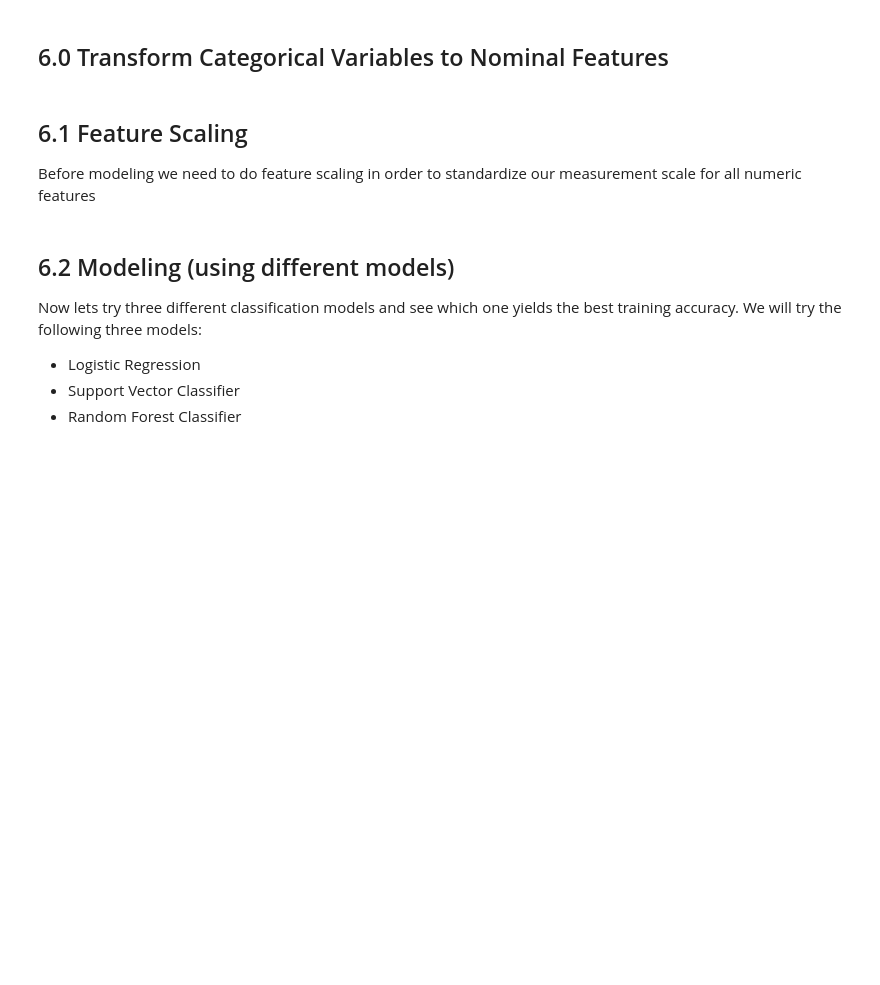
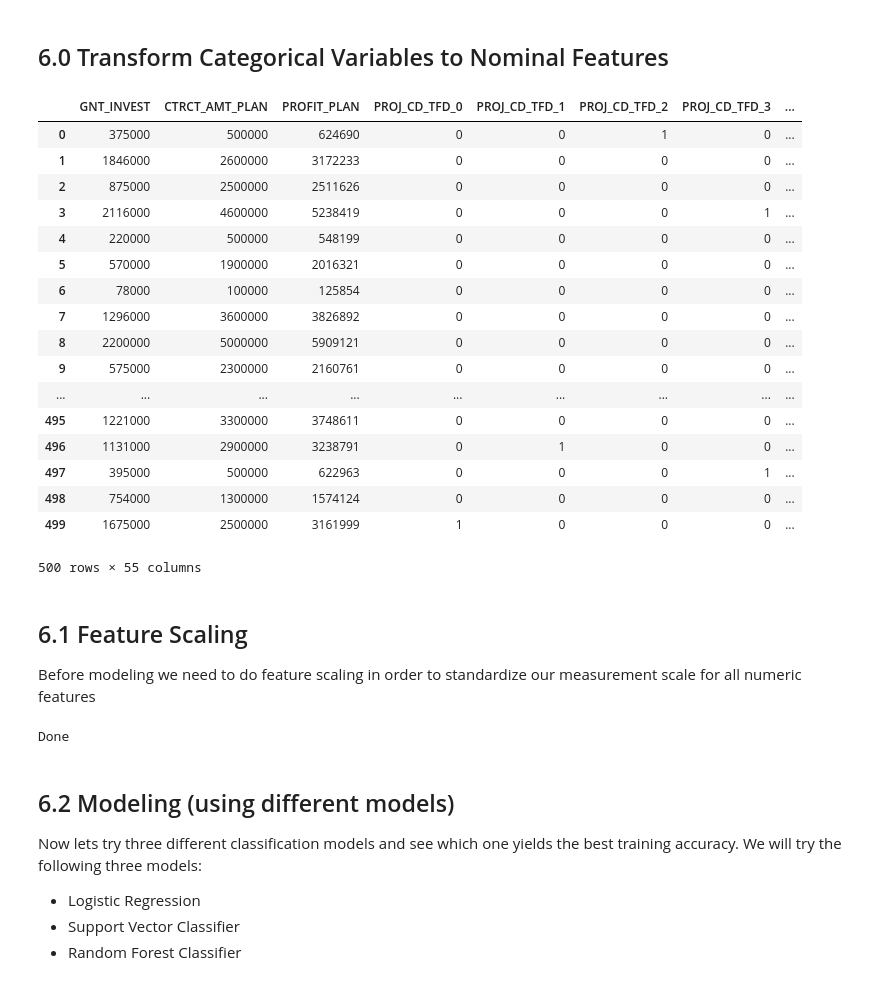
Before and after one commit to walidsi/data-science-bootcamp, a Jupyter notebook: Globex case.ipynb, the cells around one changed output. Cells and saved outputs as stored; diff of their text form; code cells hidden in the pictures; blank space fills up the shorter version.

```diff
--- a/Globex case.ipynb
+++ b/Globex case.ipynb
@@ -335,11 +330,31 @@ In the section we will focus finding the best model in order to predict customer
 # %% [markdown]
 ## 6.0 Transform Categorical Variables to Nominal Features
 # %%
-selected_features = ['CTRCT_AMT_PLAN', 'INSUR_AMT', 'GNT_INVEST'] + catgorical_features + [target]
+selected_features = ['PROJ_CD_TFD', 'R1', 'R2', 'R3', 'R5', 'R6', 'R7', 'CNTRY',
+                    'GNT_INVEST', 'CTRCT_AMT_PLAN'] + [target]
 
 globex_df2 = globex_df[selected_features]
-globex_df2 = pd.get_dummies(globex_df2, columns = catgorical_features)
-#globex_df2 = globex_df
+globex_df2 = pd.get_dummies(globex_df2, columns = ['PROJ_CD_TFD', 'R1', 'R2', 'R3', 'R5', 'R6', 'R7', 'CNTRY'])
+globex_df2
+# %% [output]
+|  | GNT_INVEST | CTRCT_AMT_PLAN | PROFIT_PLAN | PROJ_CD_TFD_0 | PROJ_CD_TFD_1 | PROJ_CD_TFD_2 | PROJ_CD_TFD_3 | ... |
+| 0 | 375000 | 500000 | 624690 | 0 | 0 | 1 | 0 | ... |
+| 1 | 1846000 | 2600000 | 3172233 | 0 | 0 | 0 | 0 | ... |
+| 2 | 875000 | 2500000 | 2511626 | 0 | 0 | 0 | 0 | ... |
+| 3 | 2116000 | 4600000 | 5238419 | 0 | 0 | 0 | 1 | ... |
+| 4 | 220000 | 500000 | 548199 | 0 | 0 | 0 | 0 | ... |
+| 5 | 570000 | 1900000 | 2016321 | 0 | 0 | 0 | 0 | ... |
+| 6 | 78000 | 100000 | 125854 | 0 | 0 | 0 | 0 | ... |
+| 7 | 1296000 | 3600000 | 3826892 | 0 | 0 | 0 | 0 | ... |
+| 8 | 2200000 | 5000000 | 5909121 | 0 | 0 | 0 | 0 | ... |
+| 9 | 575000 | 2300000 | 2160761 | 0 | 0 | 0 | 0 | ... |
+| ... | ... | ... | ... | ... | ... | ... | ... | ... |
+| 495 | 1221000 | 3300000 | 3748611 | 0 | 0 | 0 | 0 | ... |
+| 496 | 1131000 | 2900000 | 3238791 | 0 | 1 | 0 | 0 | ... |
+| 497 | 395000 | 500000 | 622963 | 0 | 0 | 0 | 1 | ... |
+| 498 | 754000 | 1300000 | 1574124 | 0 | 0 | 0 | 0 | ... |
+| 499 | 1675000 | 2500000 | 3161999 | 1 | 0 | 0 | 0 | ... |
+500 rows × 55 columns
 # %% [markdown]
 ## 6.1 Feature Scaling
 Before modeling we need to do feature scaling in order to standardize our measurement scale for all numeric features
@@ -348,8 +363,6 @@ from sklearn.model_selection import train_test_split
 from sklearn import metrics
 from sklearn.model_selection import cross_val_score
 from sklearn.preprocessing import MinMaxScaler
-
-selected_features = ['CTRCT_AMT_PLAN', 'INSUR_AMT', 'GNT_INVEST']
 
 y = globex_df2[target]
 X = globex_df2.drop(target, axis=1)
@@ -364,6 +377,8 @@ scaler.fit(X_train) # fit the scaler on training data then apply to training and
 X_train = scaler.transform(X_train)
 X_test =  scaler.transform(X_test)
 print('Done')
+# %% [output]
+Done
 # %% [markdown]
 ## 6.2 Modeling (using different models)
 Now lets try three different classification models and see which one yields the best training accuracy. We will try the following three models:
```
Also changed, not shown: parts of 5 cells of this notebook.
